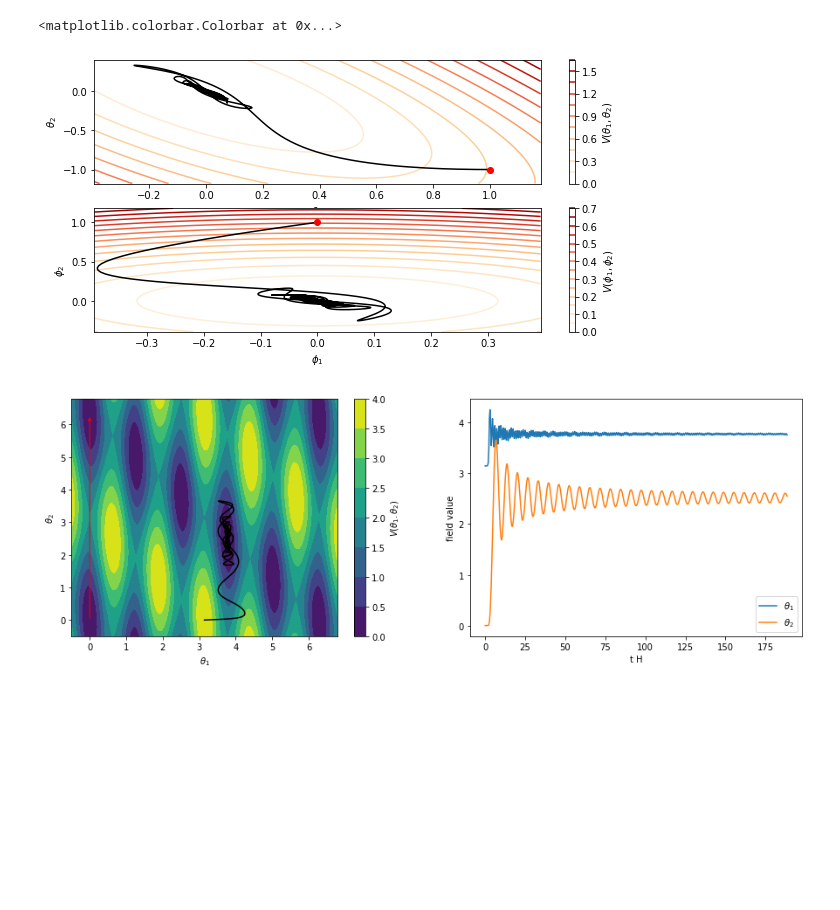
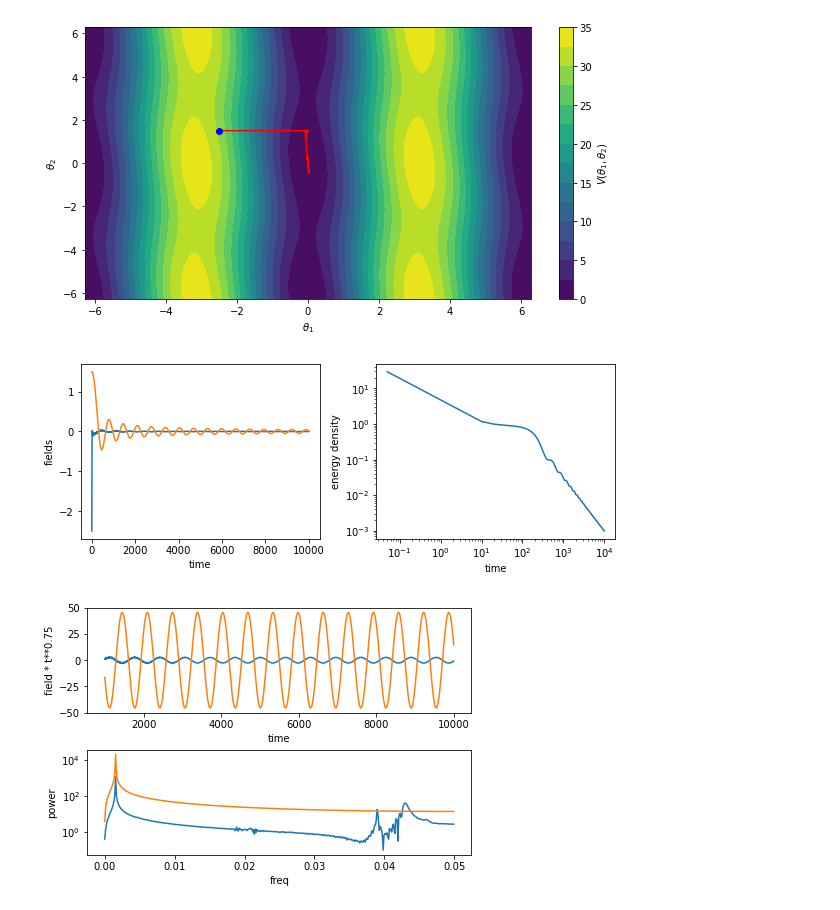
Before and after one commit to anna-jana/masters-project, a Jupyter notebook: experiments/two_field_dynamics_experiment_cosine.ipynb, the cells around one changed output. Saved outputs shown, nothing was run; the diff lists cells and outputs as text; code cells hidden in the pictures; blank space fills up the shorter version.

```diff
--- a/experiments/two_field_dynamics_experiment_cosine.ipynb
+++ b/experiments/two_field_dynamics_experiment_cosine.ipynb
@@ -54,31 +72,0 @@ tlabel = "t a.u."
-# %%
-skip = 0 # tspan / 10
-s = skip_steps = int(np.ceil(skip / (ts[1] - ts[0])))
-
-interval = np.pi / 8 #  np.pi / 4
-def calc_range(x):
-    return np.linspace(np.floor(np.min(x) / interval) * interval, np.ceil(np.max(x) / interval) * interval, 100)
-
-plt.figure(figsize=(10,5))
-plt.subplot(2,1,1)
-
-x, y = calc_range(theta1[skip_steps:]), calc_range(theta2[skip_steps:])
-V = np.array([[calc_V([t1, t2], Q, Lambda) for t1 in x] for t2 in y])
-plt.contour(x, y, V, levels=15, cmap="OrRd")
-plt.plot(theta1[skip_steps:], theta2[skip_steps:], color="black")
-plt.plot([theta1[skip_steps]], [theta2[skip_steps]], "ro")
-plt.xlabel(canonical_names[0])
-plt.ylabel(canonical_names[1])
-plt.colorbar(label=r"$V(\theta_1, \theta_2)$")
-
-plt.subplot(2,1,2)
-x, y = calc_range(phi1[skip_steps:]), calc_range(phi2[skip_steps:])
-plt.contour(x, y, V, levels=15, cmap="OrRd")
-plt.plot(phi1[skip_steps:], phi2[skip_steps:], color="black")
-plt.plot([phi1[skip_steps]], [phi2[skip_steps]], "ro")
-plt.xlabel(mass_states_names[0])
-plt.ylabel(mass_states_names[1])
-plt.colorbar(label=r"$V(\phi_1, \phi_2)$")
-# %% [output]
-<matplotlib.colorbar.Colorbar at 0x...>
-[figure, removed]
@@ -150,4 +72,0 @@ def plot_pot(thetas0, Q, Lambdas):
-# %%
-plot_pot( [np.pi, 0.001],  np.array([[5, 0],[1, 1]]), np.array([1,1]) )
-# %% [output]
-[figure, removed]
@@ -153,0 +119,10 @@ plot_pot( [np.pi, 0.001],  np.array([[5, 0],[1, 1]]), np.array([1,1]) )
+# %%
+theta0s = np.array([-2.5, 1.5])
+f = np.array([1, 100])
+Lambda = np.array([1, 2])
+Q = np.array([[1,1], [1, 0]])
+sim(theta0s, f, Lambda, Q, time=1e4, nsamples=1000)
+# %% [output]
+[figure, added]
+[figure, added]
+[figure, added]
```
Also changed, not shown: parts of 5 cells of this notebook, 2 other files.
